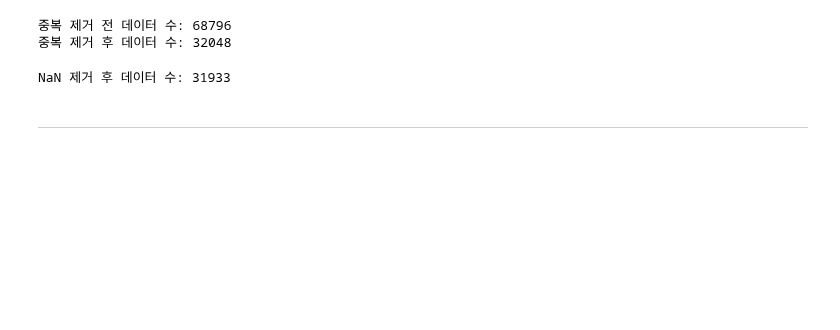
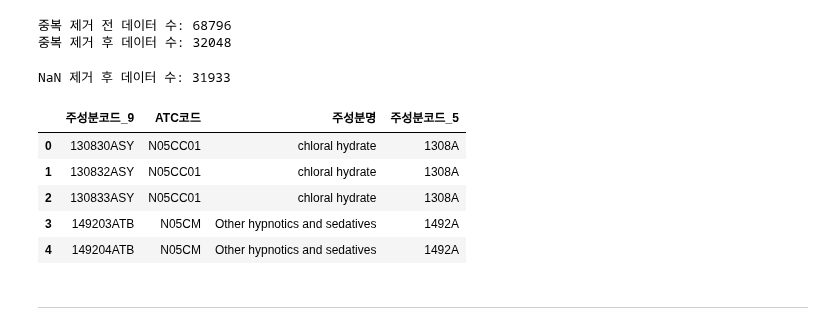
Before and after one commit to YuHan-J-Nam/Drug_Coprescription_Network_Analysis, a Jupyter notebook: extract_ATC_code.ipynb, the cells around one changed output. Cells and saved outputs as stored; diff of their text form; code cells hidden in the pictures; blank space fills up the shorter version.

Commit message:
Changed mapping to include shortened ingredient code

```diff
--- a/extract_ATC_code.ipynb
+++ b/extract_ATC_code.ipynb
@@ -109,7 +109,21 @@ NaN 제거 후 데이터 수: 31933
 # 주성분코드, ATC코드, ATC코드 명칭을 매핑한 데이터프레임을 만듭니다.
 df_mapping = data[['주성분코드', 'ATC코드', 'ATC코드 명칭']].drop_duplicates().reset_index(drop=True)
 df_mapping.rename(columns={'ATC코드 명칭': '주성분명'}, inplace=True)
-df_mapping.to_csv('data/mapping.csv', index=False)
+
+# 2021년 이후 주성분코드의 변경된 형식을 반영해 줍니다.
+df_mapping['주성분코드_5'] = df_mapping['주성분코드'].apply(lambda x: x[:4] + x[6])
+df_mapping.rename(columns={'주성분코드': '주성분코드_9'}, inplace=True)
+# %%
+# 매핑용 데이터프레임을 저장합니다.
+df_mapping.to_csv('data/mapping.csv', index=False)
+df_mapping.head()
+# %% [output]
+|  | 주성분코드_9 | ATC코드 | 주성분명 | 주성분코드_5 |
+| 0 | 130830ASY | N05CC01 | chloral hydrate | 1308A |
+| 1 | 130832ASY | N05CC01 | chloral hydrate | 1308A |
+| 2 | 130833ASY | N05CC01 | chloral hydrate | 1308A |
+| 3 | 149203ATB | N05CM | Other hypnotics and sedatives | 1492A |
+| 4 | 149204ATB | N05CM | Other hypnotics and sedatives | 1492A |
 # %% [markdown]
 ---
 # %%
```
Also changed, not shown: parts of 1 cell of this notebook, 1 other file.
